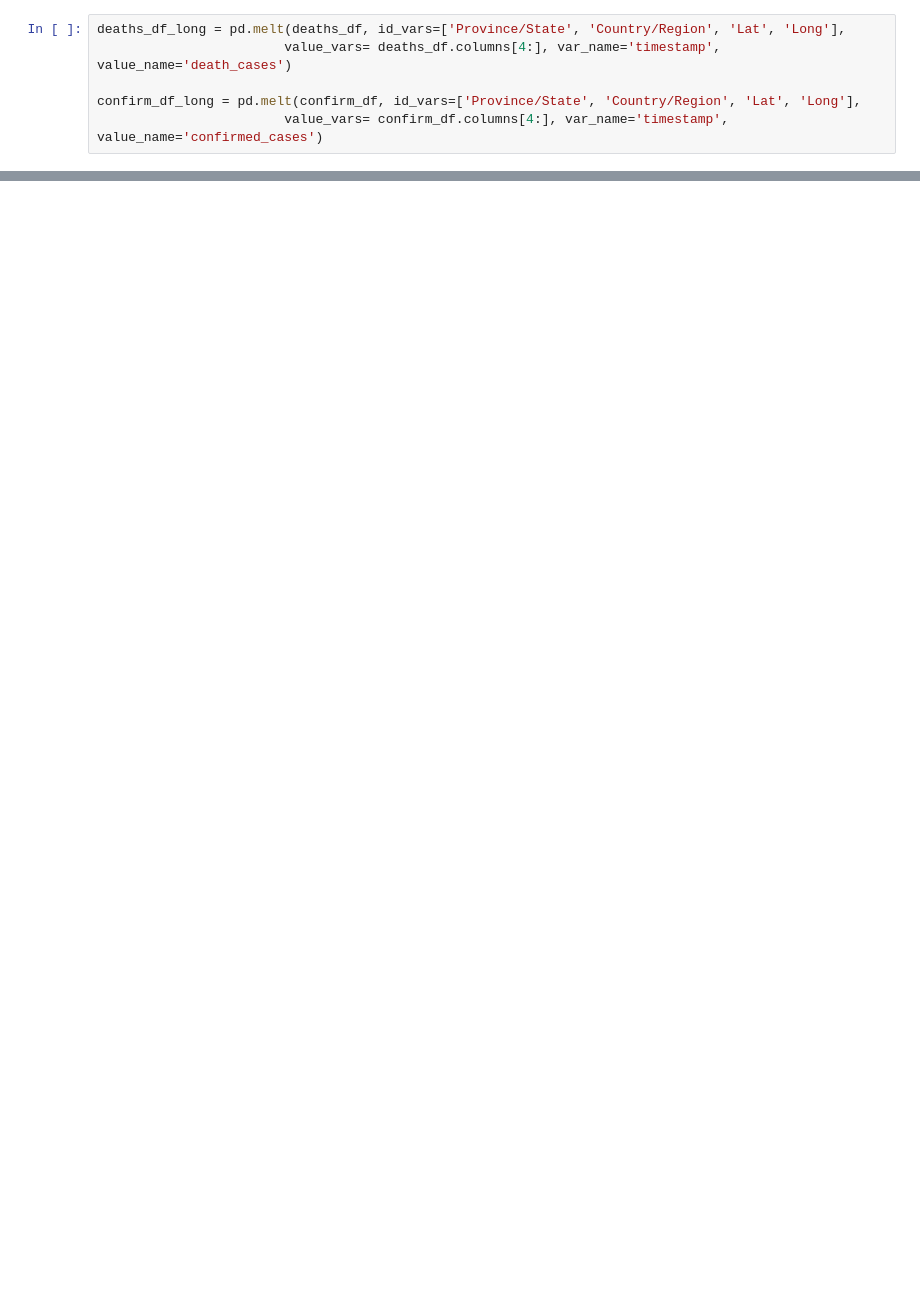
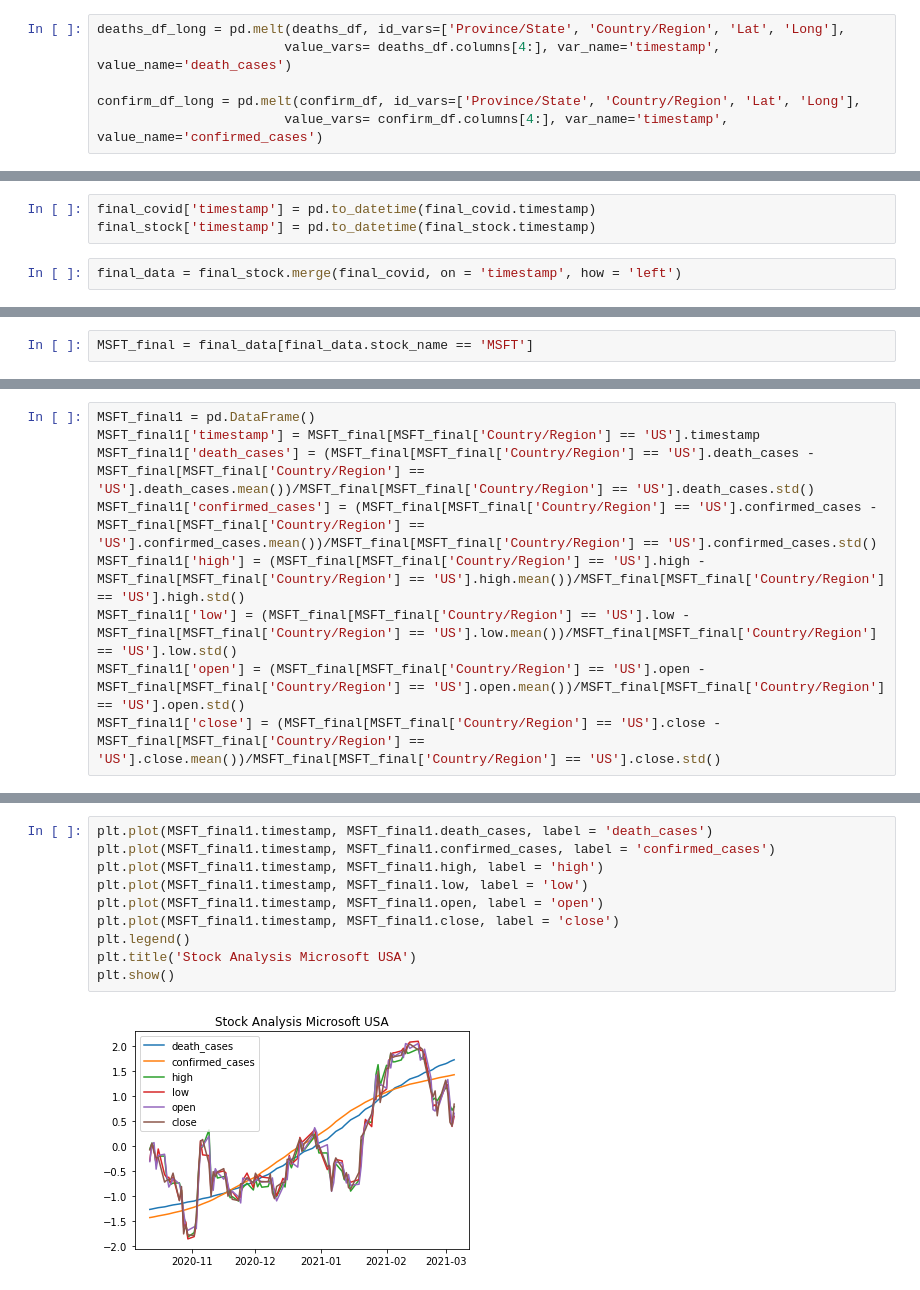
Before and after one commit to khushboolohat/Group-2-final, a Jupyter notebook: khushboo.ipynb, the cells around one changed output, grey strips where cells are left out. Drawn from its saved outputs; the diff is of its cells as text; blank space fills up the shorter version.

Commit message:
final part of plotting line graph

```diff
--- a/khushboo.ipynb
+++ b/khushboo.ipynb
@@ -71,0 +136,5 @@ confirm_df_long = pd.melt(confirm_df, id_vars=['Province/State', 'Country/Region
+# %%
+final_covid['timestamp'] = pd.to_datetime(final_covid.timestamp)
+final_stock['timestamp'] = pd.to_datetime(final_stock.timestamp)
+# %%
+final_data = final_stock.merge(final_covid, on = 'timestamp', how = 'left')
@@ -71,0 +176,2 @@ confirm_df_long = pd.melt(confirm_df, id_vars=['Province/State', 'Country/Region
+# %%
+MSFT_final = final_data[final_data.stock_name == 'MSFT']
@@ -71,0 +187,9 @@ confirm_df_long = pd.melt(confirm_df, id_vars=['Province/State', 'Country/Region
+# %%
+MSFT_final1 = pd.DataFrame()
+MSFT_final1['timestamp'] = MSFT_final[MSFT_final['Country/Region'] == 'US'].timestamp
+MSFT_final1['death_cases'] = (MSFT_final[MSFT_final['Country/Region'] == 'US'].death_cases - MSFT_final[MSFT_final['Country/Region'] == 'US'].death_cases.mean())/MSFT_final[MSFT_final['Country/Region'] == 'US'].death_cases.std()
+MSFT_final1['confirmed_cases'] = (MSFT_final[MSFT_final['Country/Region'] == 'US'].confirmed_cases - MSFT_final[MSFT_final['Country/Region'] == 'US'].confirmed_cases.mean())/MSFT_final[MSFT_final['Country/Region'] == 'US'].confirmed_cases.std()
+MSFT_final1['high'] = (MSFT_final[MSFT_final['Country/Region'] == 'US'].high - MSFT_final[MSFT_final['Country/Region'] == 'US'].high.mean())/MSFT_final[MSFT_final['Country/Region'] == 'US'].high.std()
+MSFT_final1['low'] = (MSFT_final[MSFT_final['Country/Region'] == 'US'].low - MSFT_final[MSFT_final['Country/Region'] == 'US'].low.mean())/MSFT_final[MSFT_final['Country/Region'] == 'US'].low.std()
+MSFT_final1['open'] = (MSFT_final[MSFT_final['Country/Region'] == 'US'].open - MSFT_final[MSFT_final['Country/Region'] == 'US'].open.mean())/MSFT_final[MSFT_final['Country/Region'] == 'US'].open.std()
+MSFT_final1['close'] = (MSFT_final[MSFT_final['Country/Region'] == 'US'].close - MSFT_final[MSFT_final['Country/Region'] == 'US'].close.mean())/MSFT_final[MSFT_final['Country/Region'] == 'US'].close.std()
@@ -71,0 +215,12 @@ confirm_df_long = pd.melt(confirm_df, id_vars=['Province/State', 'Country/Region
+# %%
+plt.plot(MSFT_final1.timestamp, MSFT_final1.death_cases, label = 'death_cases')
+plt.plot(MSFT_final1.timestamp, MSFT_final1.confirmed_cases, label = 'confirmed_cases')
+plt.plot(MSFT_final1.timestamp, MSFT_final1.high, label = 'high')
+plt.plot(MSFT_final1.timestamp, MSFT_final1.low, label = 'low')
+plt.plot(MSFT_final1.timestamp, MSFT_final1.open, label = 'open')
+plt.plot(MSFT_final1.timestamp, MSFT_final1.close, label = 'close')
+plt.legend()
+plt.title('Stock Analysis Microsoft USA')
+plt.show()
+# %% [output]
+[figure, added]
```
Also changed, not shown: parts of 33 cells of this notebook.
